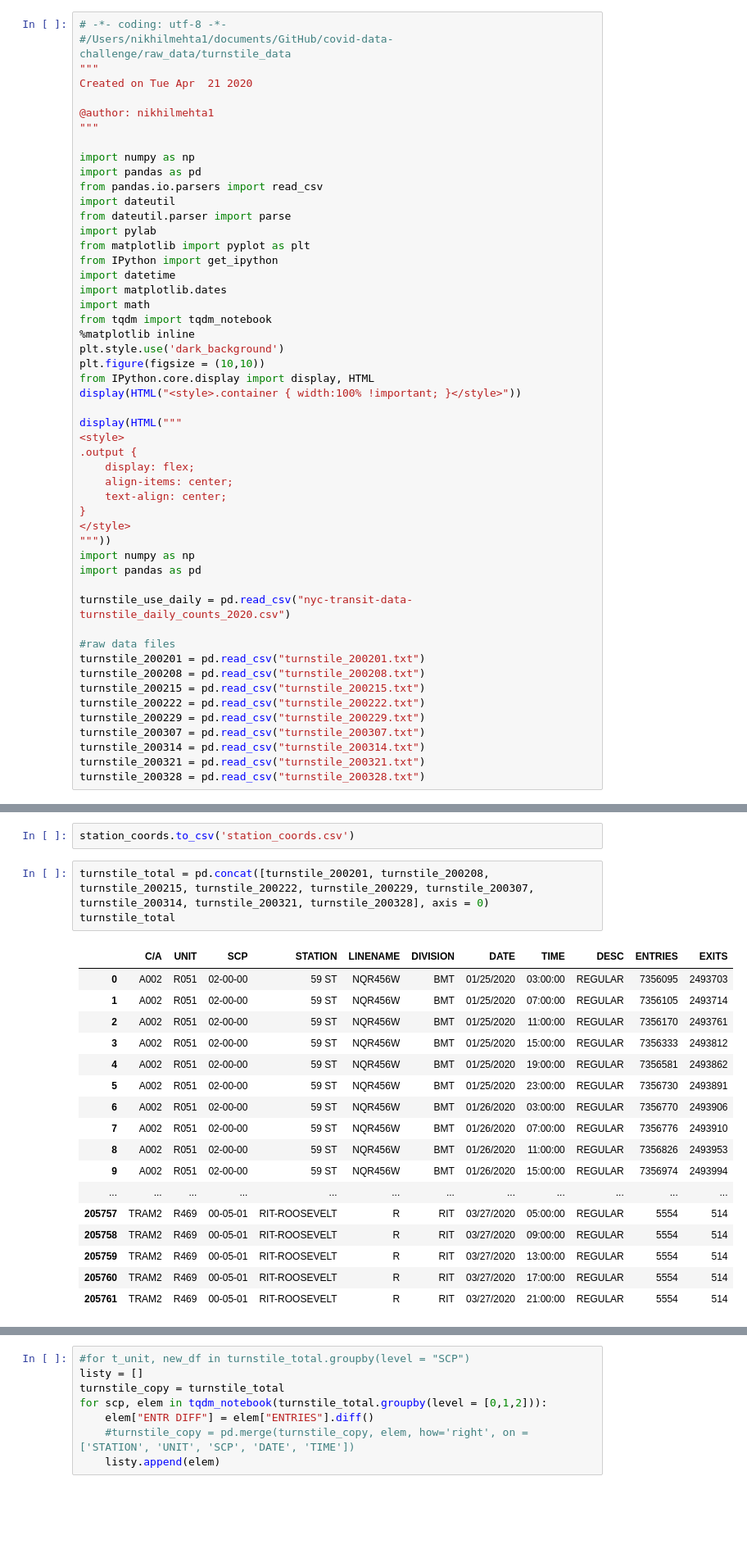
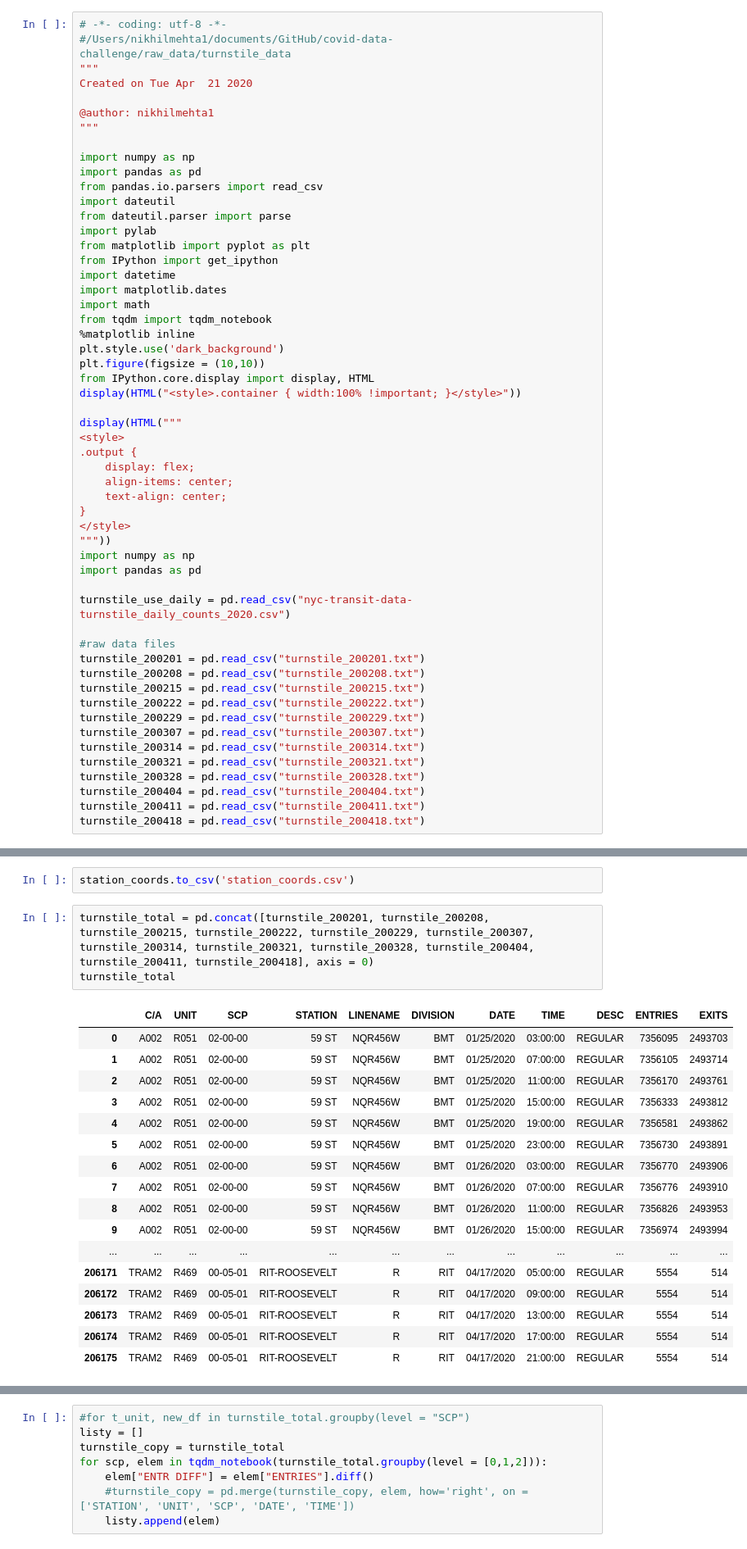
Before and after one commit to mjang2000/covid-data-challenge, a Jupyter notebook: raw_data/turnstile_data/Untitled.ipynb, the cells around one changed output, grey strips where cells are left out. Shown at 82% size. Cells and saved outputs as stored; diff of their text form; blank space fills up the shorter version.

```diff
--- a/raw_data/turnstile_data/Untitled.ipynb
+++ b/raw_data/turnstile_data/Untitled.ipynb
@@ -49,6 +49,9 @@ turnstile_200307 = pd.read_csv("turnstile_200307.txt")
 turnstile_200314 = pd.read_csv("turnstile_200314.txt")
 turnstile_200321 = pd.read_csv("turnstile_200321.txt")
 turnstile_200328 = pd.read_csv("turnstile_200328.txt")
+turnstile_200404 = pd.read_csv("turnstile_200404.txt")
+turnstile_200411 = pd.read_csv("turnstile_200411.txt")
+turnstile_200418 = pd.read_csv("turnstile_200418.txt")
 # %% [output]
 <Figure size 720x720 with 0 Axes>
 # %%
@@ -80,23 +83,23 @@ station_coords
 # %%
 station_coords.to_csv('station_coords.csv')
 # %%
-turnstile_total = pd.concat([turnstile_200201, turnstile_200208, turnstile_200215, turnstile_200222, turnstile_200229, turnstile_200307, turnstile_200314, turnstile_200321, turnstile_200328], axis = 0)
+turnstile_total = pd.concat([turnstile_200201, turnstile_200208, turnstile_200215, turnstile_200222, turnstile_200229, turnstile_200307, turnstile_200314, turnstile_200321, turnstile_200328, turnstile_200404, turnstile_200411, turnstile_200418], axis = 0)
 turnstile_total
 # %% [output]
 |  | C/A | UNIT | SCP | STATION | LINENAME | DIVISION | DATE | TIME | DESC | ENTRIES | EXITS |
 | 0 | A002 | R051 | 02-00-00 | 59 ST | NQR456W | BMT | 01/25/2020 | 03:00:00 | REGULAR | 7356095 | 2493703 |
 | 1 | A002 | R051 | 02-00-00 | 59 ST | NQR456W | BMT | 01/25/2020 | 07:00:00 | REGULAR | 7356105 | 2493714 |
 | 2 | A002 | R051 | 02-00-00 | 59 ST | NQR456W | BMT | 01/25/2020 | 11:00:00 | REGULAR | 7356170 | 2493761 |
 | 3 | A002 | R051 | 02-00-00 | 59 ST | NQR456W | BMT | 01/25/2020 | 15:00:00 | REGULAR | 7356333 | 2493812 |
 | 4 | A002 | R051 | 02-00-00 | 59 ST | NQR456W | BMT | 01/25/2020 | 19:00:00 | REGULAR | 7356581 | 2493862 |
 | 5 | A002 | R051 | 02-00-00 | 59 ST | NQR456W | BMT | 01/25/2020 | 23:00:00 | REGULAR | 7356730 | 2493891 |
 | 6 | A002 | R051 | 02-00-00 | 59 ST | NQR456W | BMT | 01/26/2020 | 03:00:00 | REGULAR | 7356770 | 2493906 |
 | 7 | A002 | R051 | 02-00-00 | 59 ST | NQR456W | BMT | 01/26/2020 | 07:00:00 | REGULAR | 7356776 | 2493910 |
 | 8 | A002 | R051 | 02-00-00 | 59 ST | NQR456W | BMT | 01/26/2020 | 11:00:00 | REGULAR | 7356826 | 2493953 |
 | 9 | A002 | R051 | 02-00-00 | 59 ST | NQR456W | BMT | 01/26/2020 | 15:00:00 | REGULAR | 7356974 | 2493994 |
 | ... | ... | ... | ... | ... | ... | ... | ... | ... | ... | ... | ... |
-| 205757 | TRAM2 | R469 | 00-05-01 | RIT-ROOSEVELT | R | RIT | 03/27/2020 | 05:00:00 | REGULAR | 5554 | 514 |
-| 205758 | TRAM2 | R469 | 00-05-01 | RIT-ROOSEVELT | R | RIT | 03/27/2020 | 09:00:00 | REGULAR | 5554 | 514 |
-| 205759 | TRAM2 | R469 | 00-05-01 | RIT-ROOSEVELT | R | RIT | 03/27/2020 | 13:00:00 | REGULAR | 5554 | 514 |
-| 205760 | TRAM2 | R469 | 00-05-01 | RIT-ROOSEVELT | R | RIT | 03/27/2020 | 17:00:00 | REGULAR | 5554 | 514 |
-| 205761 | TRAM2 | R469 | 00-05-01 | RIT-ROOSEVELT | R | RIT | 03/27/2020 | 21:00:00 | REGULAR | 5554 | 514 |
+| 206171 | TRAM2 | R469 | 00-05-01 | RIT-ROOSEVELT | R | RIT | 04/17/2020 | 05:00:00 | REGULAR | 5554 | 514 |
+| 206172 | TRAM2 | R469 | 00-05-01 | RIT-ROOSEVELT | R | RIT | 04/17/2020 | 09:00:00 | REGULAR | 5554 | 514 |
+| 206173 | TRAM2 | R469 | 00-05-01 | RIT-ROOSEVELT | R | RIT | 04/17/2020 | 13:00:00 | REGULAR | 5554 | 514 |
+| 206174 | TRAM2 | R469 | 00-05-01 | RIT-ROOSEVELT | R | RIT | 04/17/2020 | 17:00:00 | REGULAR | 5554 | 514 |
+| 206175 | TRAM2 | R469 | 00-05-01 | RIT-ROOSEVELT | R | RIT | 04/17/2020 | 21:00:00 | REGULAR | 5554 | 514 |
```
Also changed, not shown: parts of 11 cells of this notebook, 5 other files.
